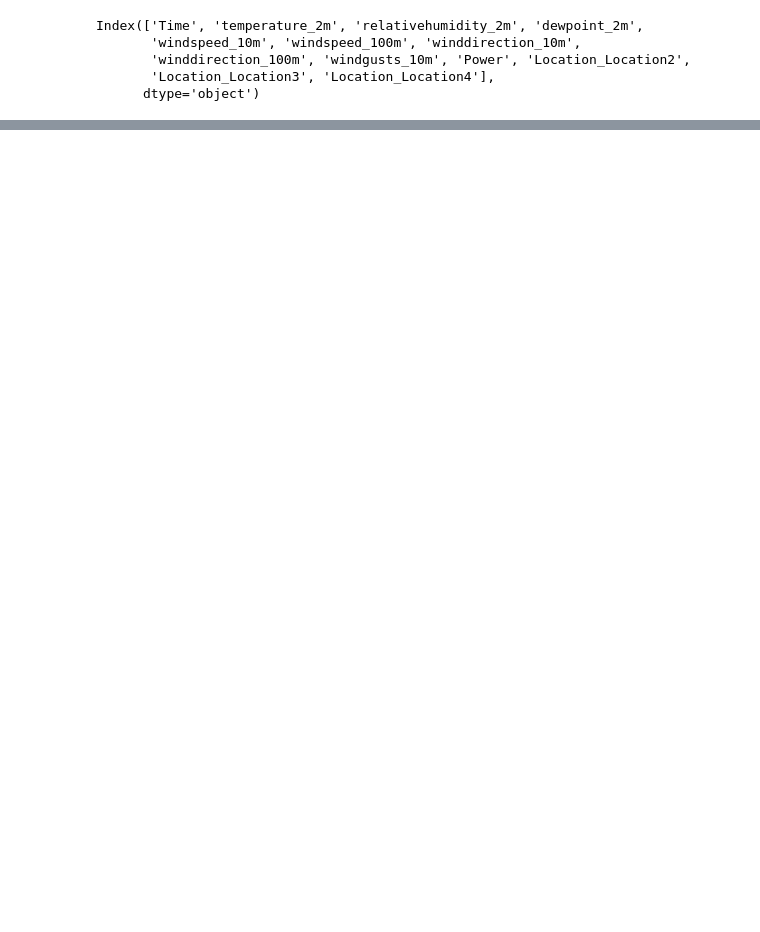
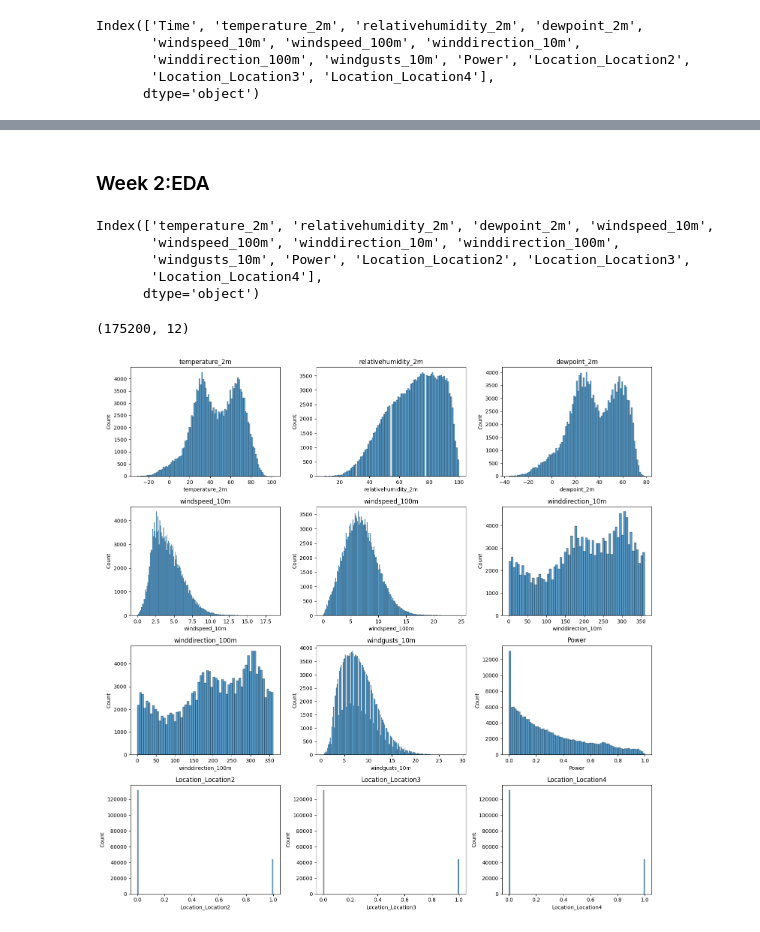
Before and after one commit to ritesh22-11/Wind_Power_Generation_Forecasting, a Jupyter notebook: Wind_Power_Generation_Forecasting/Wind_Power_Generation_Forecasting.ipynb, the cells around one changed output, grey strips where cells are left out. Saved outputs shown, nothing was run; the diff lists cells and outputs as text; code cells hidden in the pictures; blank space fills up the shorter version.

Commit message:
Add files via upload
Week 2 coding for Wind_Power_Generation_Forecasting

```diff
--- a/Wind_Power_Generation_Forecasting/Wind_Power_Generation_Forecasting.ipynb
+++ b/Wind_Power_Generation_Forecasting/Wind_Power_Generation_Forecasting.ipynb
@@ -125,7 +125,7 @@ merged_data.duplicated().sum()
 np.int64(0)
 # %%
 # Encode the categorical variables
-merged_data = pd.get_dummies(merged_data, columns=['Location'], drop_first=True)
+merged_data = pd.get_dummies(merged_data, columns=['Location'], drop_first=True, dtype=int)
 merged_data.head()
 # %% [output]
 |  | Time | temperature_2m | relativehumidity_2m | dewpoint_2m | windspeed_10m | windspeed_100m | ... |
@@ -154,3 +154,30 @@ merged_data.head()
 | 2 | 21.7 | 82 | 17.1 | 3.81 | 8.41 | 87 | ... |
 | 3 | 21.7 | 85 | 17.8 | 3.70 | 8.26 | 90 | ... |
 | 4 | 22.4 | 88 | 19.5 | 3.85 | 8.50 | 81 | ... |
+# %% [markdown]
+### Week 2:EDA
+# %%
+# Let's extract the numerical columns
+numerical_columns = merged_data.select_dtypes(include=['number']).columns
+numerical_columns
+# %% [output]
+Index(['temperature_2m', 'relativehumidity_2m', 'dewpoint_2m', 'windspeed_10m',
+       'windspeed_100m', 'winddirection_10m', 'winddirection_100m',
+       'windgusts_10m', 'Power', 'Location_Location2', 'Location_Location3',
+       'Location_Location4'],
+      dtype='object')
+# %%
+merged_data.shape
+# %% [output]
+(175200, 12)
+# %%
+# let's plot using subplots for the data distribution of each numerical cols
+fig, axes = plt.subplots(4, 3, figsize=(15, 15))
+axes = axes.flatten() # we have 2d array and for that we need indices, rows/cols, so converting into 1d array
+for i, col in enumerate(numerical_columns):
+    sns.histplot(merged_data[col], ax=axes[i])
+    axes[i].set_title(col)
+plt.tight_layout()
+plt.show()
+# %% [output]
+[figure, added]
```
Also changed, not shown: parts of 6 cells of this notebook.
